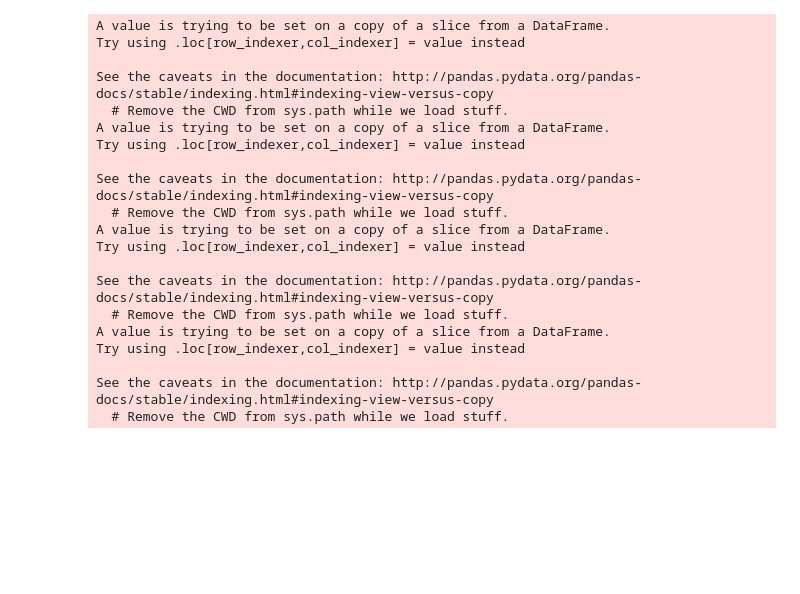
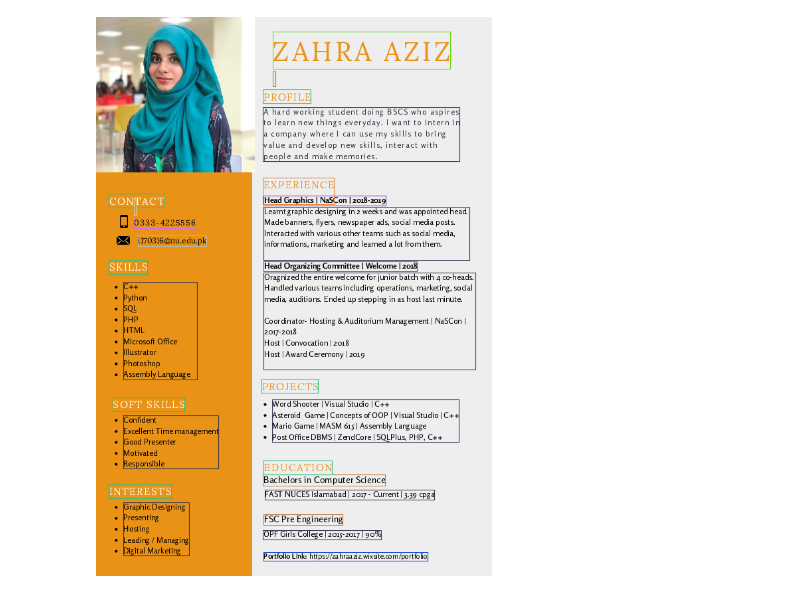
Before and after one commit to strikerhac/pdf_parser, a Jupyter notebook: pdf_parser.ipynb, the cells around one changed output. Drawn from its saved outputs; the diff is of its cells as text; code cells hidden in the pictures; blank space fills up the shorter version.

```diff
--- a/pdf_parser.ipynb
+++ b/pdf_parser.ipynb
@@ -18,5 +22,5 @@ import cv2
 # %%
-def convert(fname, case='text', pages=None):
+def convert(fname, case='XML', pages=None):
     if not pages: pagenums = set();
     else:         pagenums = set(pages);
     manager = PDFResourceManager()
@@ -96,7 +100,7 @@ def extractInfoFromXML(soup):
 
     return (data)
 # %%
-def segmentByFontAndSize(data):
+def makeBins(data):
     #Phase two, geometric segmentation of text regions
     dfs = dict(tuple(data.groupby([data['font_size'],data['font_family']])))
     df_list = []
@@ -204,29 +228,45 @@ def newparagraphsInSubBins(thresh_list, sub_bins_list):
+# %%
+def drawRect(img,bbox,color, sw):
+    rlist= bbox
+    ys = img.size[1];
+    xl = rlist.copy()
+    xl[1] = ys - rlist[1]
+    xl[3] = ys - rlist[3]
+
+    with Drawing() as draw:
+        draw.fill_opacity=0;
+        draw.stroke_width=sw;
+        draw.stroke_color=color;
+        draw.rectangle(left=xl[0],top=xl[1],right=xl[2], bottom=xl[3])
+        draw(img)
+    return img
+# %%
+def pdfPlot(f, Bins):
+    images = wi(filename=f)
+    img = None
+    for index,ims in enumerate(images.sequence):
+        #Prepare the image.
+        img=wi(ims)
+        #Trun off alpha channel
+        img.alpha_channel='remove'
+        #[x0,y1,max(x1),y0]
+
+        for paras in Bins:
+            r = random.randrange(5,250,5); g =random.randrange(5,250,5); b = random.randrange(5,250,5)
+            for bbox in paras:
+                img = drawRect(img, bbox, Color('rgb('+str(r)+','+str(g)+','+str(b)+')'),1)
+    return img
 # %%
-doc = convert('./data/sample.pdf','XML')
+fileName = './data/s1.pdf'
+doc = convert(fileName,'XML')
 s = soup(doc)
 data = extractInfoFromXML(s)
-bins_list = segmentByFontAndSize(data)
+bins_list = makeBins(data)
 sub_bins_list = makeSubBins(bins_list)
 thresh_list = calculateThreshLists(sub_bins_list)
-paragraphs = newparagraphsInSubBins(thresh_list, sub_bins_list)
+aver = threshAverage(thresh_list)
+paragraphs = paragraphsInSubBins(thresh_list, sub_bins_list, aver)
+bboxes = paragraphsBboxes(paragraphs)
+pdfPlot(fileName, bboxes)
 # %% [output]
-A value is trying to be set on a copy of a slice from a DataFrame.
-Try using .loc[row_indexer,col_indexer] = value instead
-
-See the caveats in the documentation: http://pandas.pydata.org/pandas-docs/stable/indexing.html#indexing-view-versus-copy
-  # Remove the CWD from sys.path while we load stuff.
-A value is trying to be set on a copy of a slice from a DataFrame.
-Try using .loc[row_indexer,col_indexer] = value instead
-
-See the caveats in the documentation: http://pandas.pydata.org/pandas-docs/stable/indexing.html#indexing-view-versus-copy
-  # Remove the CWD from sys.path while we load stuff.
-A value is trying to be set on a copy of a slice from a DataFrame.
-Try using .loc[row_indexer,col_indexer] = value instead
-
-See the caveats in the documentation: http://pandas.pydata.org/pandas-docs/stable/indexing.html#indexing-view-versus-copy
-  # Remove the CWD from sys.path while we load stuff.
-A value is trying to be set on a copy of a slice from a DataFrame.
-Try using .loc[row_indexer,col_indexer] = value instead
-
-See the caveats in the documentation: http://pandas.pydata.org/pandas-docs/stable/indexing.html#indexing-view-versus-copy
-  # Remove the CWD from sys.path while we load stuff.
+[figure, added]
```
Also changed, not shown: parts of 16 cells of this notebook.
